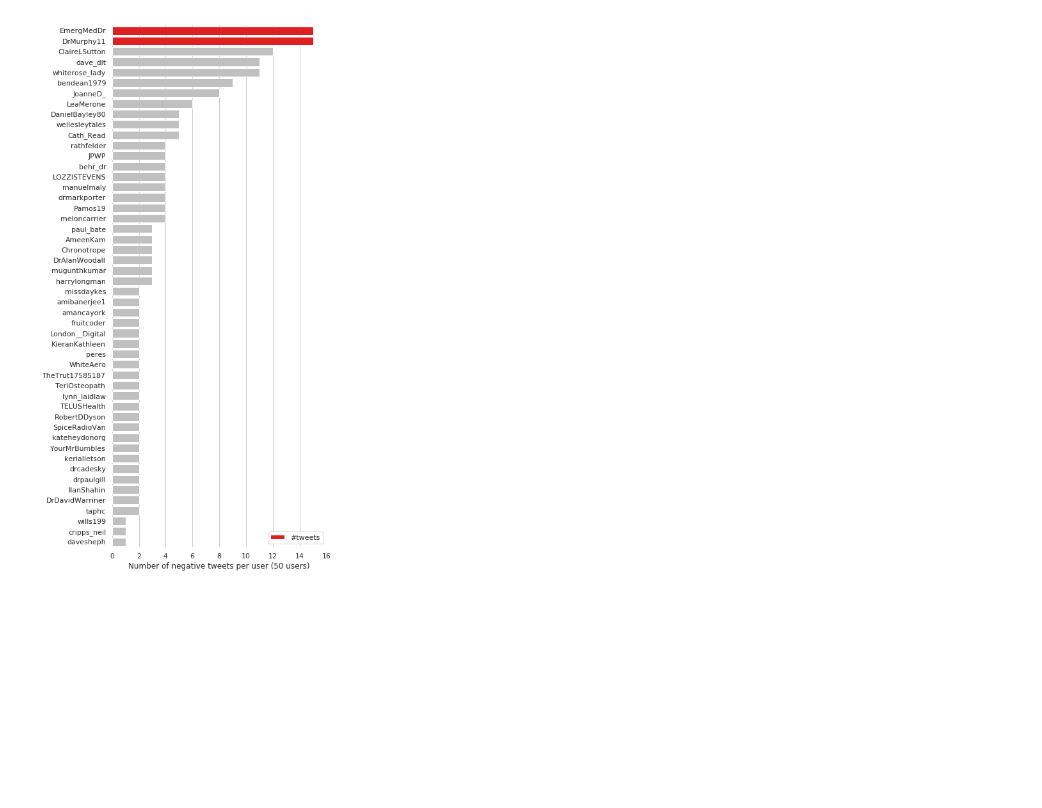
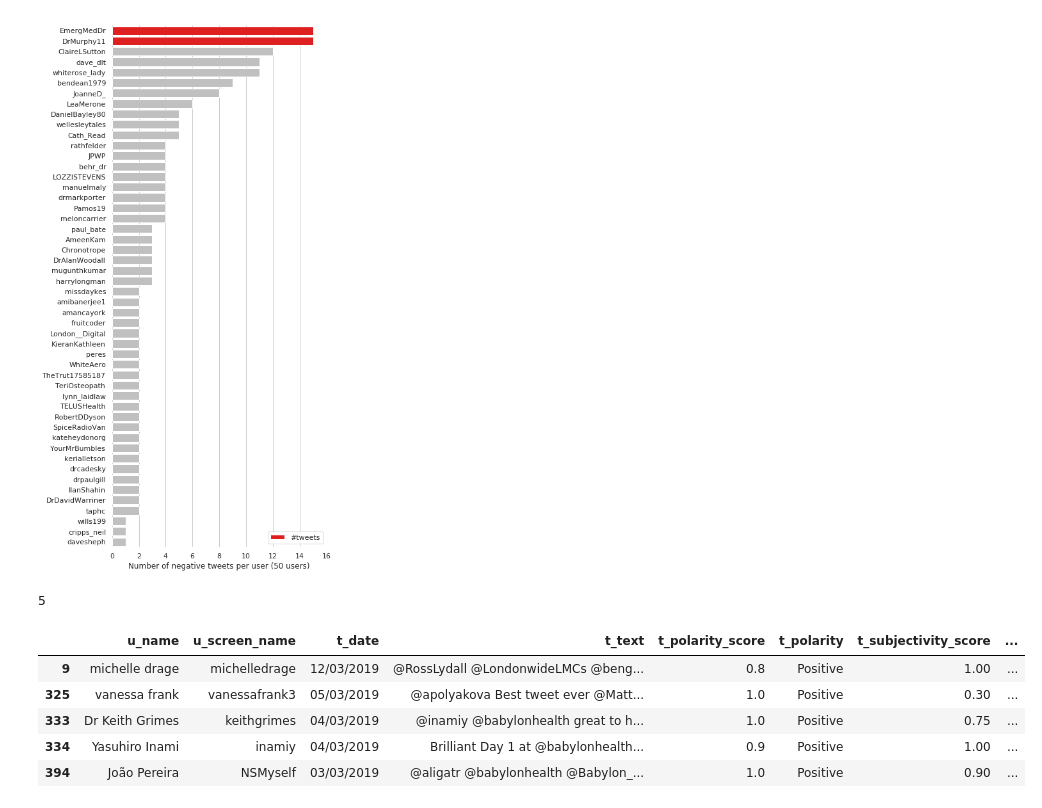
Before and after one commit to Xhattam/Twitter_Sentiment_Analysis, a Jupyter notebook: notebooks/tweets_visualiser.ipynb, the cells around one changed output. Drawn from its saved outputs; the diff is of its cells as text; code cells hidden in the pictures; blank space fills up the shorter version.

```diff
--- a/notebooks/tweets_visualiser.ipynb
+++ b/notebooks/tweets_visualiser.ipynb
@@ -69,3 +53,20 @@ def plot_horiz_bars(df, limit):
 plot_horiz_bars(sorted_neg_users, 50)
 # %% [output]
 [figure]
+# %%
+pos_polarity_df = df.loc[df['t_polarity'] == "Positive"][['u_screen_name', 't_polarity']]
+print(len(pos_polarity_df))
+sorted_pos_users = pos_polarity_df.groupby('u_screen_name').count().sort_values(
+    by="t_polarity", ascending=False)
+sorted_pos_users.reset_index(level=0, inplace=True)
+# %% [output]
+5
+# %%
+df.loc[df['t_polarity'] == 'Positive']
+# %% [output]
+|  | u_name | u_screen_name | t_date | t_text | t_polarity_score | t_polarity | t_subjectivity_score | ... |
+| 9 | michelle drage | michelledrage | 12/03/2019 | @RossLydall @LondonwideLMCs @beng... | 0.8 | Positive | 1.00 | ... |
+| 325 | vanessa frank | vanessafrank3 | 05/03/2019 | @apolyakova Best tweet ever @Matt... | 1.0 | Positive | 0.30 | ... |
+| 333 | Dr Keith Grimes | keithgrimes | 04/03/2019 | @inamiy @babylonhealth great to h... | 1.0 | Positive | 0.75 | ... |
+| 334 | Yasuhiro Inami | inamiy | 04/03/2019 | Brilliant Day 1 at @babylonhealth... | 0.9 | Positive | 1.00 | ... |
+| 394 | João Pereira | NSMyself | 03/03/2019 | @aligatr @babylonhealth @Babylon_... | 1.0 | Positive | 0.90 | ... |
```
Also changed, not shown: parts of 7 cells of this notebook, 56 other files.
